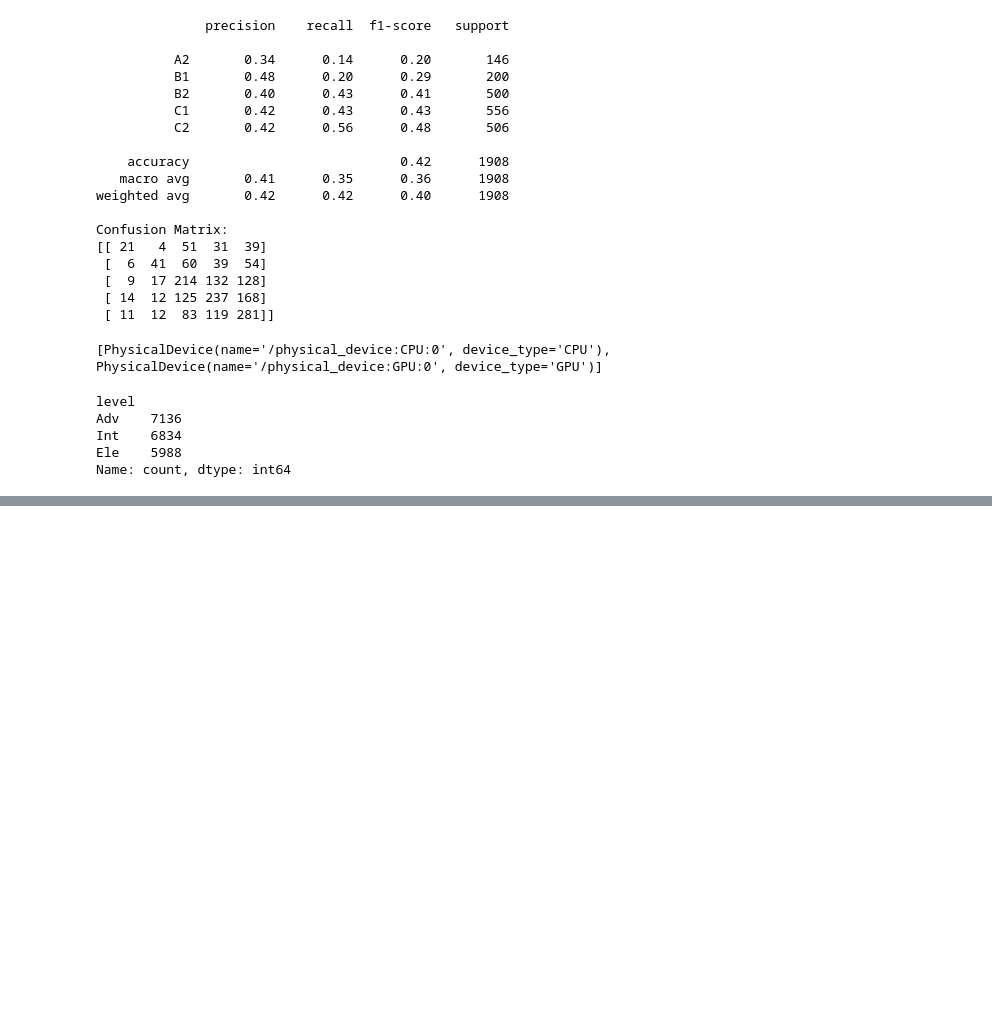
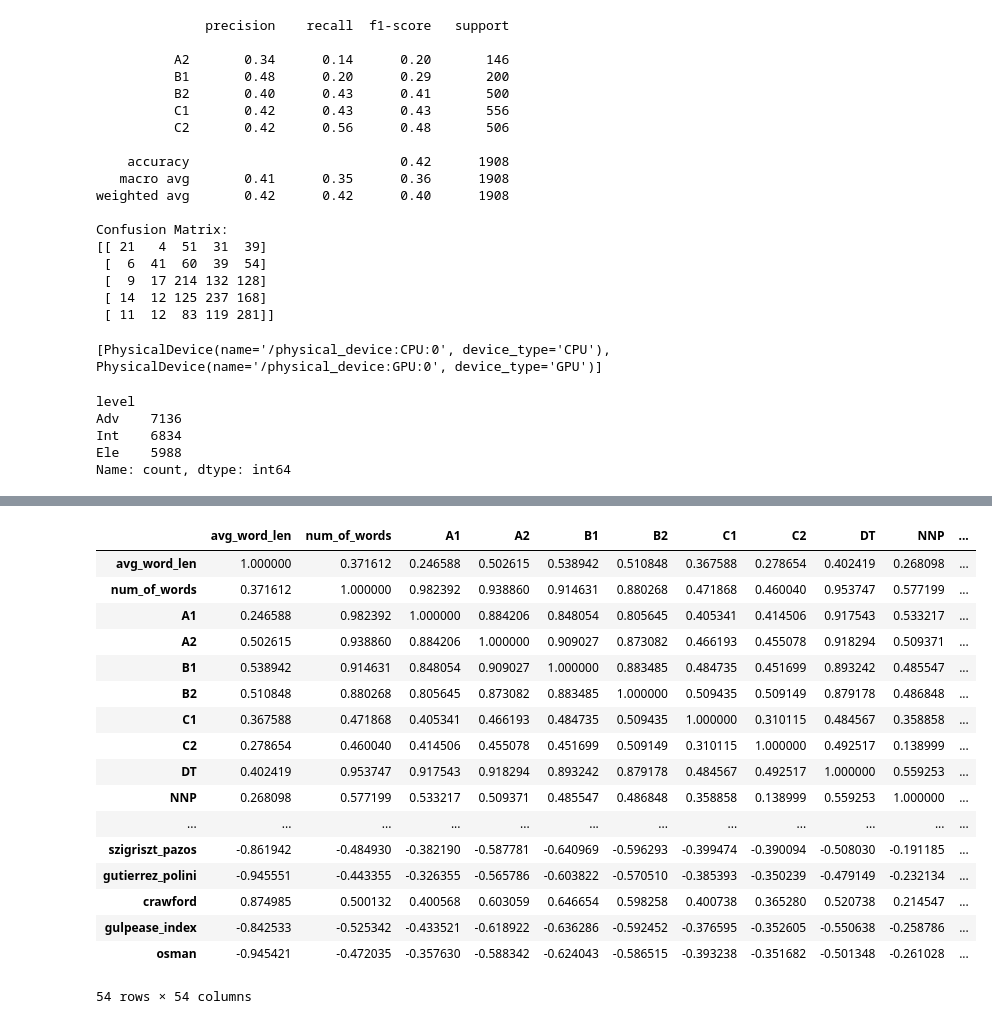
Before and after one commit to AKHILESH200/PersonifiedScriptWriter, a Jupyter notebook: phase-1-cerf/1.ipynb, the cells around one changed output, grey strips where cells are left out. Saved outputs shown, nothing was run; the diff lists cells and outputs as text; code cells hidden in the pictures; blank space fills up the shorter version.

```diff
--- a/phase-1-cerf/1.ipynb
+++ b/phase-1-cerf/1.ipynb
@@ -318,0 +559,21 @@ Name: count, dtype: int64
+# %%
+df.corr()
+# %% [output]
+|  | avg_word_len | num_of_words | A1 | A2 | B1 | B2 | C1 | C2 | DT | NNP | ... |
+| avg_word_len | 1.000000 | 0.371612 | 0.246588 | 0.502615 | 0.538942 | 0.510848 | 0.367588 | 0.278654 | 0.402419 | 0.268098 | ... |
+| num_of_words | 0.371612 | 1.000000 | 0.982392 | 0.938860 | 0.914631 | 0.880268 | 0.471868 | 0.460040 | 0.953747 | 0.577199 | ... |
+| A1 | 0.246588 | 0.982392 | 1.000000 | 0.884206 | 0.848054 | 0.805645 | 0.405341 | 0.414506 | 0.917543 | 0.533217 | ... |
+| A2 | 0.502615 | 0.938860 | 0.884206 | 1.000000 | 0.909027 | 0.873082 | 0.466193 | 0.455078 | 0.918294 | 0.509371 | ... |
+| B1 | 0.538942 | 0.914631 | 0.848054 | 0.909027 | 1.000000 | 0.883485 | 0.484735 | 0.451699 | 0.893242 | 0.485547 | ... |
+| B2 | 0.510848 | 0.880268 | 0.805645 | 0.873082 | 0.883485 | 1.000000 | 0.509435 | 0.509149 | 0.879178 | 0.486848 | ... |
+| C1 | 0.367588 | 0.471868 | 0.405341 | 0.466193 | 0.484735 | 0.509435 | 1.000000 | 0.310115 | 0.484567 | 0.358858 | ... |
+| C2 | 0.278654 | 0.460040 | 0.414506 | 0.455078 | 0.451699 | 0.509149 | 0.310115 | 1.000000 | 0.492517 | 0.138999 | ... |
+| DT | 0.402419 | 0.953747 | 0.917543 | 0.918294 | 0.893242 | 0.879178 | 0.484567 | 0.492517 | 1.000000 | 0.559253 | ... |
+| NNP | 0.268098 | 0.577199 | 0.533217 | 0.509371 | 0.485547 | 0.486848 | 0.358858 | 0.138999 | 0.559253 | 1.000000 | ... |
+| ... | ... | ... | ... | ... | ... | ... | ... | ... | ... | ... | ... |
+| szigriszt_pazos | -0.861942 | -0.484930 | -0.382190 | -0.587781 | -0.640969 | -0.596293 | -0.399474 | -0.390094 | -0.508030 | -0.191185 | ... |
+| gutierrez_polini | -0.945551 | -0.443355 | -0.326355 | -0.565786 | -0.603822 | -0.570510 | -0.385393 | -0.350239 | -0.479149 | -0.232134 | ... |
+| crawford | 0.874985 | 0.500132 | 0.400568 | 0.603059 | 0.646654 | 0.598258 | 0.400738 | 0.365280 | 0.520738 | 0.214547 | ... |
+| gulpease_index | -0.842533 | -0.525342 | -0.433521 | -0.618922 | -0.636286 | -0.592452 | -0.376595 | -0.352605 | -0.550638 | -0.258786 | ... |
+| osman | -0.945421 | -0.472035 | -0.357630 | -0.588342 | -0.624043 | -0.586515 | -0.393238 | -0.351682 | -0.501348 | -0.261028 | ... |
+54 rows × 54 columns
```
Also changed, not shown: parts of 19 cells of this notebook, 9 other files.
